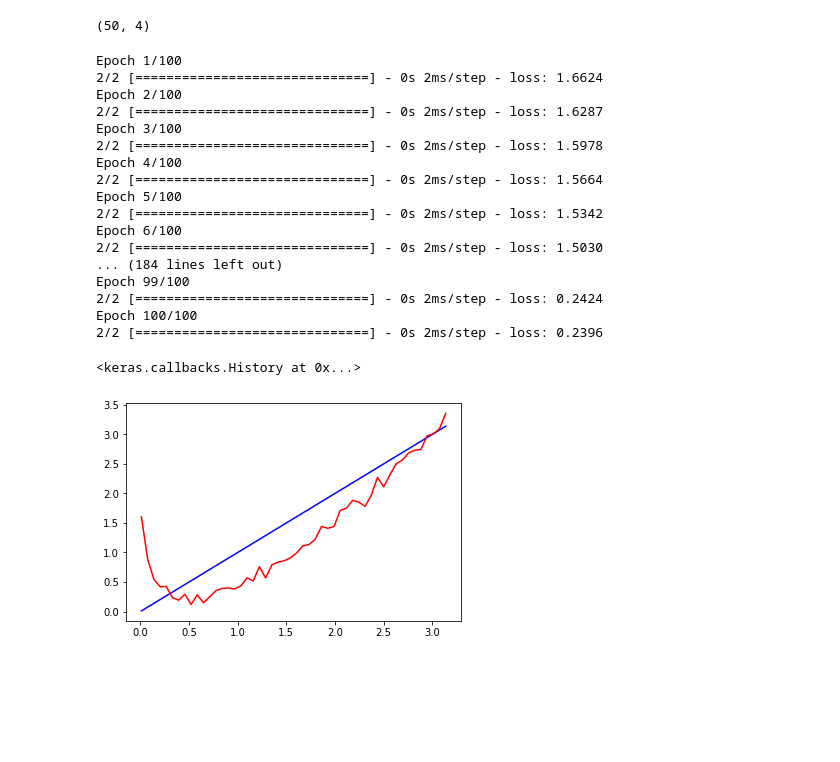
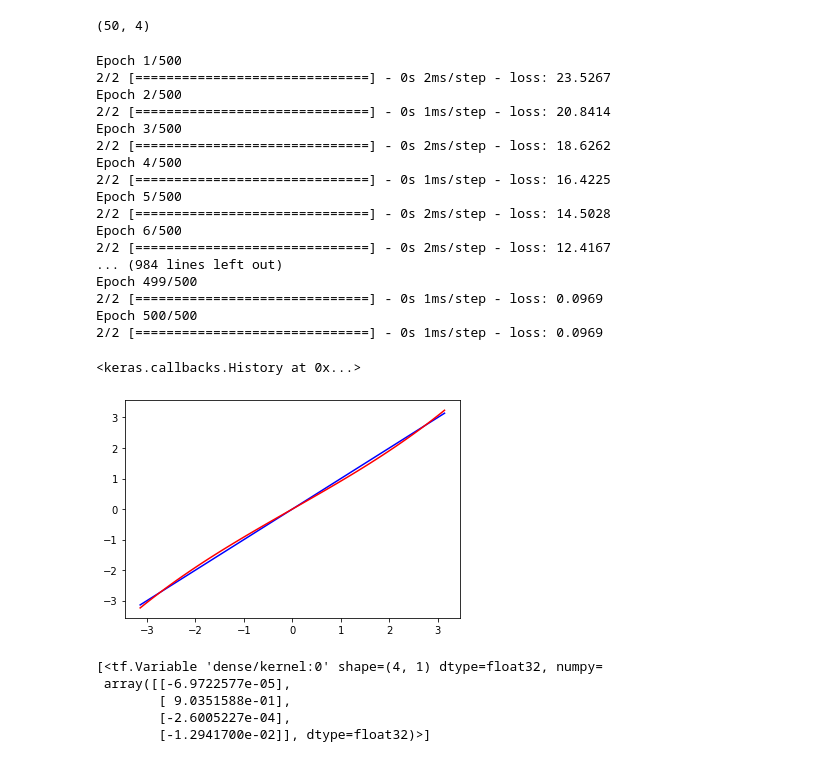
Before and after one commit to PierreTsr/FluxPartitioning, a Jupyter notebook: src/testing.ipynb, the cells around one changed output. Drawn from its saved outputs; the diff is of its cells as text; code cells hidden in the pictures; blank space fills up the shorter version.

```diff
--- a/src/testing.ipynb
+++ b/src/testing.ipynb
@@ -5,12 +5,13 @@ import numpy as np
 import matplotlib.pyplot as plt
 from HMC_new import HMC
 # %%
+# Creating basic keras model
 model = keras.Sequential([
     keras.Input(shape=(4,)),
-    #keras.layers.Dense(8, activation="relu"),
-    keras.layers.Dense(1)
+    # keras.layers.Dense(8, activation="relu", kernel_regularizer=tf.keras.regularizers.L1(1)),
+    keras.layers.Dense(1, kernel_regularizer=tf.keras.regularizers.L1(0.1), use_bias=False)
 ])
-model.compile(optimizer="adam",
-             loss=keras.losses.MeanSquaredError())
+model.compile(optimizer=keras.optimizers.Adam(1e-2),
+              loss=keras.losses.MeanSquaredError())
 keras.utils.plot_model(model, show_shapes=True, to_file="../etc/test.png")
 # %% [output]
@@ -19,41 +30,49 @@ To enable them in other operations, rebuild TensorFlow with the appropriate comp
 [figure]
 # %%
-t = np.linspace(0.01, 3.14, 50)
+# creating fake data
+t = np.linspace(-3.14, 3.14, 50)
 x = np.stack([
-    np.sin(t),
+    t ** 2,
+    t,
     np.cos(t),
-    t ** 2,
-    np.log(t)
-]).T + 0.1 * np.random.randn(50, 4)
-print(x.shape)
+    - t ** 3
+]).T + 0 * np.random.randn(50, 4)
 y = np.expand_dims(t, axis=1)
 # %% [output]
 (50, 4)
 # %%
-model.fit(x, y, epochs=100)
+# model pre-training
+model.fit(x, y, epochs=500)
 # %% [output]
-Epoch 1/100
-2/2 [==============================] - 0s 2ms/step - loss: 1.6624
-Epoch 2/100
-2/2 [==============================] - 0s 2ms/step - loss: 1.6287
-Epoch 3/100
-2/2 [==============================] - 0s 2ms/step - loss: 1.5978
-Epoch 4/100
-2/2 [==============================] - 0s 2ms/step - loss: 1.5664
-Epoch 5/100
-2/2 [==============================] - 0s 2ms/step - loss: 1.5342
-Epoch 6/100
-2/2 [==============================] - 0s 2ms/step - loss: 1.5030
-... (184 lines left out)
-Epoch 99/100
-2/2 [==============================] - 0s 2ms/step - loss: 0.2424
-Epoch 100/100
-2/2 [==============================] - 0s 2ms/step - loss: 0.2396
+Epoch 1/500
+2/2 [==============================] - 0s 2ms/step - loss: 23.5267
+Epoch 2/500
+2/2 [==============================] - 0s 1ms/step - loss: 20.8414
+Epoch 3/500
+2/2 [==============================] - 0s 2ms/step - loss: 18.6262
+Epoch 4/500
+2/2 [==============================] - 0s 1ms/step - loss: 16.4225
+Epoch 5/500
+2/2 [==============================] - 0s 2ms/step - loss: 14.5028
+Epoch 6/500
+2/2 [==============================] - 0s 2ms/step - loss: 12.4167
+... (984 lines left out)
+Epoch 499/500
+2/2 [==============================] - 0s 1ms/step - loss: 0.0969
+Epoch 500/500
+2/2 [==============================] - 0s 1ms/step - loss: 0.0969
 <keras.callbacks.History at 0x...>
 # %%
+# plot fitted prediction and model pre-trained parameters
 fig = plt.figure()
 plt.plot(t, y, 'b-')
 plt.plot(t, model(x), 'r-')
 plt.show()
+model.trainable_variables
 # %% [output]
-[figure, old version]
+[figure, new version]
+[<tf.Variable 'dense/kernel:0' shape=(4, 1) dtype=float32, numpy=
+ array([[-6.9722577e-05],
+        [ 9.0351588e-01],
+        [-2.6005227e-04],
+        [-1.2941700e-02]], dtype=float32)>]
```
Also changed, not shown: parts of 7 cells of this notebook, 2 other files.
